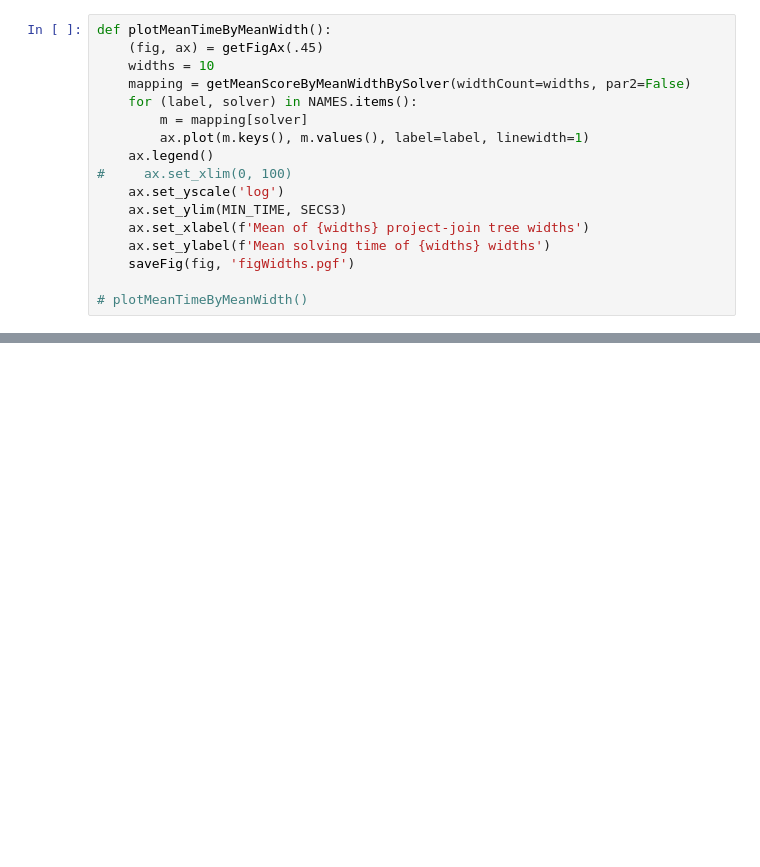
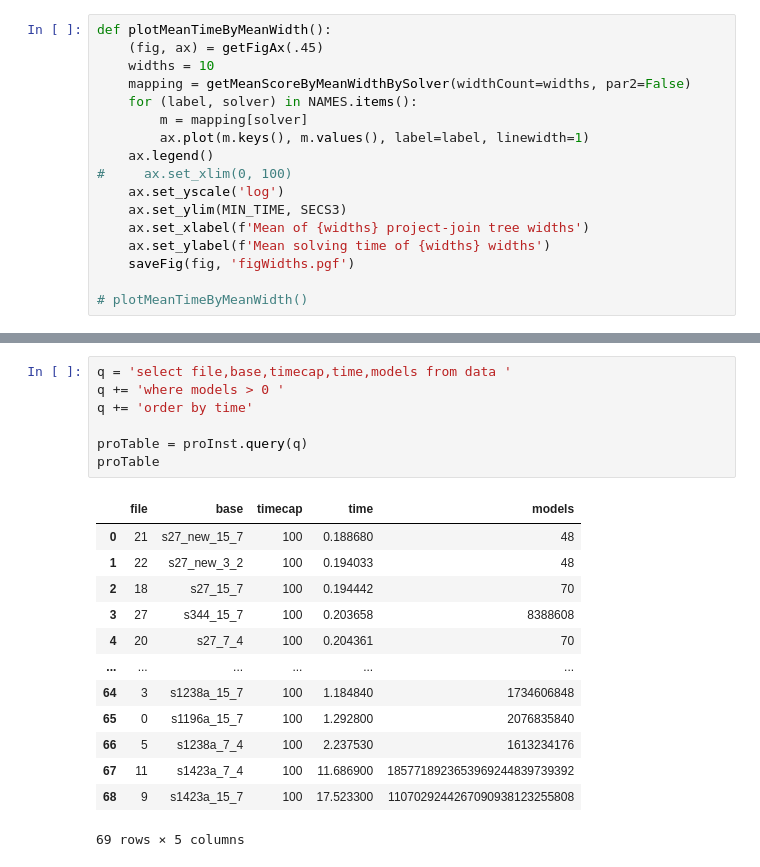
Before and after one commit to vardigroup/DPMC, a Jupyter notebook: experiments/procount.ipynb, the cells around one changed output, grey strips where cells are left out. Saved outputs shown, nothing was run; the diff lists cells and outputs as text; blank space fills up the shorter version.

```diff
--- a/experiments/procount.ipynb
+++ b/experiments/procount.ipynb
@@ -2151,0 +2272,21 @@ def plotMeanTimeByMeanWidth():
+# %%
+q = 'select file,base,timecap,time,models from data '
+q += 'where models > 0 '
+q += 'order by time'
+
+proTable = proInst.query(q)
+proTable
+# %% [output]
+|  | file | base | timecap | time | models |
+| 0 | 21 | s27_new_15_7 | 100 | 0.188680 | 48 |
+| 1 | 22 | s27_new_3_2 | 100 | 0.194033 | 48 |
+| 2 | 18 | s27_15_7 | 100 | 0.194442 | 70 |
+| 3 | 27 | s344_15_7 | 100 | 0.203658 | 8388608 |
+| 4 | 20 | s27_7_4 | 100 | 0.204361 | 70 |
+| ... | ... | ... | ... | ... | ... |
+| 64 | 3 | s1238a_15_7 | 100 | 1.184840 | 1734606848 |
+| 65 | 0 | s1196a_15_7 | 100 | 1.292800 | 2076835840 |
+| 66 | 5 | s1238a_7_4 | 100 | 2.237530 | 1613234176 |
+| 67 | 11 | s1423a_7_4 | 100 | 11.686900 | 1857718923653969244839739392 |
+| 68 | 9 | s1423a_15_7 | 100 | 17.523300 | 1107029244267090938123255808 |
+69 rows × 5 columns
```
Also changed, not shown: parts of 21 cells of this notebook, 2 other files.
